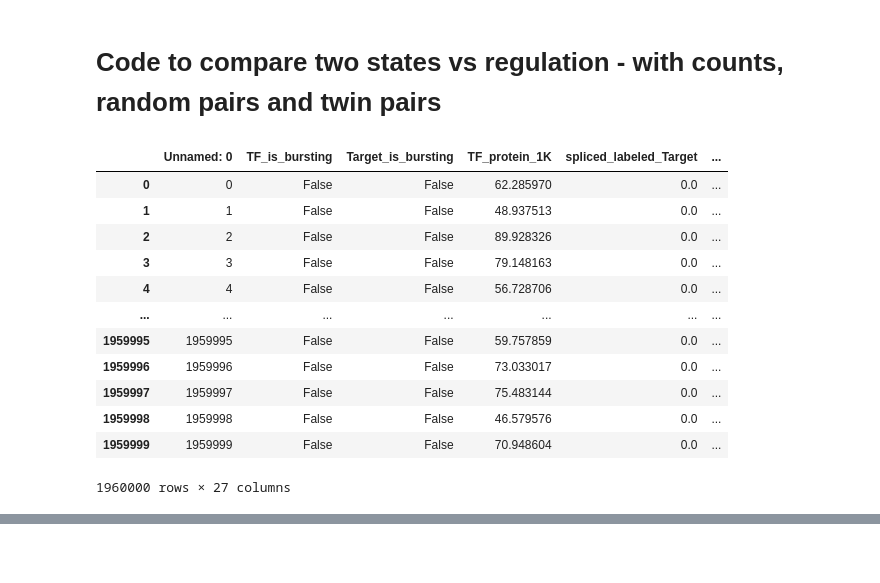
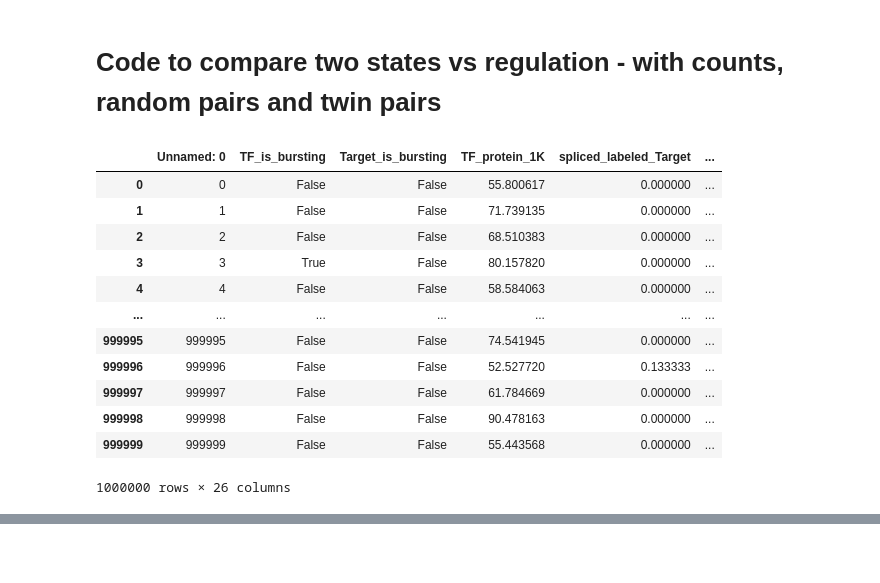
Before and after one commit to Keerthana910234/grnInference, a Jupyter notebook: analysisCode/compare_two_state_regulation.ipynb, the cells around one changed output, grey strips where cells are left out. Saved outputs shown, nothing was run; the diff lists cells and outputs as text; code cells hidden in the pictures.

```diff
--- a/analysisCode/compare_two_state_regulation.ipynb
+++ b/analysisCode/compare_two_state_regulation.ipynb
@@ -31,34 +31,34 @@ pylab.rcParams.update(params)
 # %%
 #PARAM VALS FOR THIS RUN
 # sim_file_use = '/home/mzo5929/Keerthana/grnInference/simulationData/simulations_parameter_scan_ec50_equals_median_kOn_added/k_Tf_on/samples_replicates_over_time_with_regulation_param_index_9_run_9.csv'
-sim_file_use = '/home/mzo5929/Keerthana/grnInference/simulationData/asynchronous_division/actual_variation/samples_replicates_with_regulation_0.csv'
+sim_file_use = '/home/mzo5929/Keerthana/grnInference/simulationData/simulations_rerun/with_regulation/median/samples_replicates_with_regulation_median_0.csv'
 num_sampling_times = 24
 num_cells = 20e3
 
 updated_df = pd.read_csv(sim_file_use)
 updated_df['unspliced_Target'] = updated_df['unspliced_unlabeled_Target']+updated_df['unspliced_labeled_Target']
 updated_df['unspliced_TF'] = updated_df['unspliced_unlabeled_TF']+updated_df['unspliced_labeled_TF']
 
 updated_df['labeled_Target'] = updated_df['unspliced_labeled_Target']+updated_df['spliced_labeled_Target']
 updated_df['labeled_TF'] = updated_df['unspliced_labeled_TF']+updated_df['spliced_labeled_TF']
 
 updated_df['unlabeled_Target'] = updated_df['unspliced_unlabeled_Target']+updated_df['spliced_unlabeled_Target']
 updated_df['unlabeled_TF'] = updated_df['unspliced_unlabeled_TF']+updated_df['spliced_unlabeled_TF']
 
 updated_df
 # %% [output]
 |  | Unnamed: 0 | TF_is_bursting | Target_is_bursting | TF_protein_1K | spliced_labeled_Target | ... |
-| 0 | 0 | False | False | 62.285970 | 0.0 | ... |
-| 1 | 1 | False | False | 48.937513 | 0.0 | ... |
-| 2 | 2 | False | False | 89.928326 | 0.0 | ... |
-| 3 | 3 | False | False | 79.148163 | 0.0 | ... |
-| 4 | 4 | False | False | 56.728706 | 0.0 | ... |
+| 0 | 0 | False | False | 55.800617 | 0.000000 | ... |
+| 1 | 1 | False | False | 71.739135 | 0.000000 | ... |
+| 2 | 2 | False | False | 68.510383 | 0.000000 | ... |
+| 3 | 3 | True | False | 80.157820 | 0.000000 | ... |
+| 4 | 4 | False | False | 58.584063 | 0.000000 | ... |
 | ... | ... | ... | ... | ... | ... | ... |
-| 1959995 | 1959995 | False | False | 59.757859 | 0.0 | ... |
-| 1959996 | 1959996 | False | False | 73.033017 | 0.0 | ... |
-| 1959997 | 1959997 | False | False | 75.483144 | 0.0 | ... |
-| 1959998 | 1959998 | False | False | 46.579576 | 0.0 | ... |
-| 1959999 | 1959999 | False | False | 70.948604 | 0.0 | ... |
+| 999995 | 999995 | False | False | 74.541945 | 0.000000 | ... |
+| 999996 | 999996 | False | False | 52.527720 | 0.133333 | ... |
+| 999997 | 999997 | False | False | 61.784669 | 0.000000 | ... |
+| 999998 | 999998 | False | False | 90.478163 | 0.000000 | ... |
+| 999999 | 999999 | False | False | 55.443568 | 0.000000 | ... |
-1960000 rows × 27 columns
+1000000 rows × 26 columns
 # %%
 #First compare regulation
```
Also changed, not shown: parts of 5 cells of this notebook, 7 other files.
